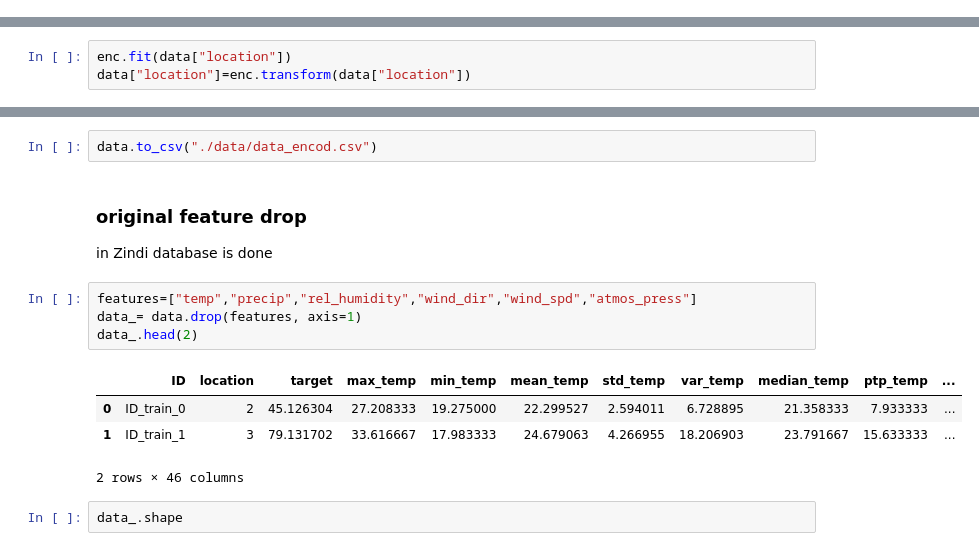
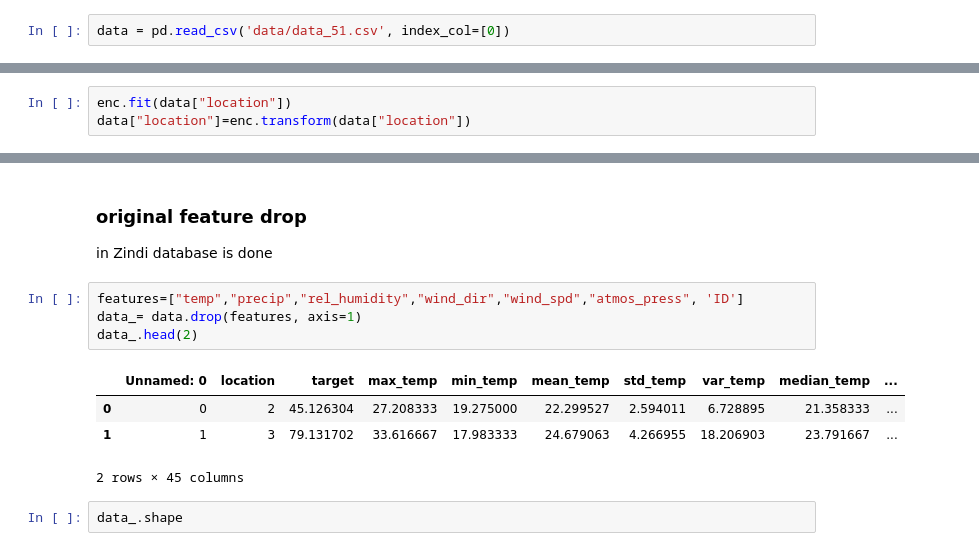
Before and after one commit to sm4rtm4art/airquality, a Jupyter notebook: EDA-and-modeling.ipynb, the cells around one changed output, grey strips where cells are left out. Cells and saved outputs as stored; diff of their text form.

```diff
--- a/EDA-and-modeling.ipynb
+++ b/EDA-and-modeling.ipynb
@@ -222,3 +212,5 @@ test_z = pd.read_csv('data/test_process.csv')
+# %%
+data = pd.read_csv('data/data_51.csv', index_col=[0])
 # %% [markdown]
 ### Log(1+x) Tranform target
 # %%
@@ -252,18 +232,16 @@ data
-# %%
-data.to_csv("./data/data_encod.csv")
 # %% [markdown]
 ### original feature drop
 
 in Zindi database is done
 # %%
-features=["temp","precip","rel_humidity","wind_dir","wind_spd","atmos_press"]
+features=["temp","precip","rel_humidity","wind_dir","wind_spd","atmos_press", 'ID']
 data_= data.drop(features, axis=1)
 data_.head(2)
 # %% [output]
-|  | ID | location | target | max_temp | min_temp | mean_temp | std_temp | var_temp | median_temp | ptp_temp | ... |
-| 0 | ID_train_0 | 2 | 45.126304 | 27.208333 | 19.275000 | 22.299527 | 2.594011 | 6.728895 | 21.358333 | 7.933333 | ... |
-| 1 | ID_train_1 | 3 | 79.131702 | 33.616667 | 17.983333 | 24.679063 | 4.266955 | 18.206903 | 23.791667 | 15.633333 | ... |
+|  | Unnamed: 0 | location | target | max_temp | min_temp | mean_temp | std_temp | var_temp | median_temp | ... |
+| 0 | 0 | 2 | 45.126304 | 27.208333 | 19.275000 | 22.299527 | 2.594011 | 6.728895 | 21.358333 | ... |
+| 1 | 1 | 3 | 79.131702 | 33.616667 | 17.983333 | 24.679063 | 4.266955 | 18.206903 | 23.791667 | ... |
-2 rows × 46 columns
+2 rows × 45 columns
 # %%
 data_.shape
 # %% [output]
```
Also changed, not shown: parts of 7 cells of this notebook, 1 other file.
